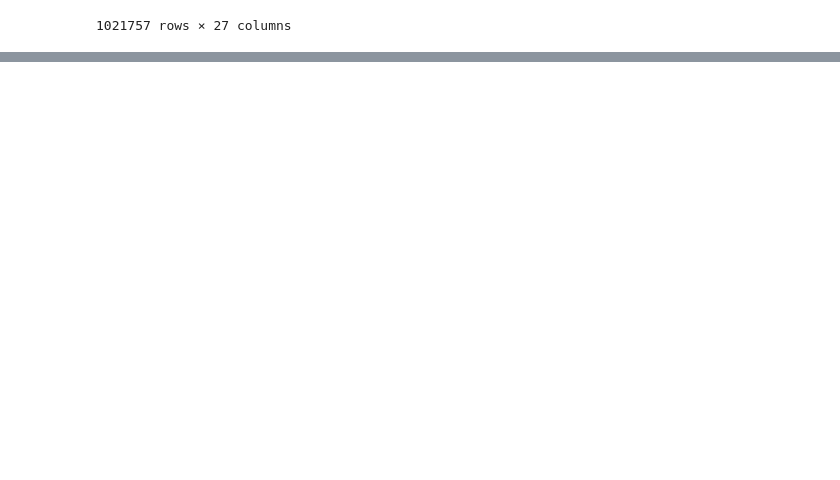
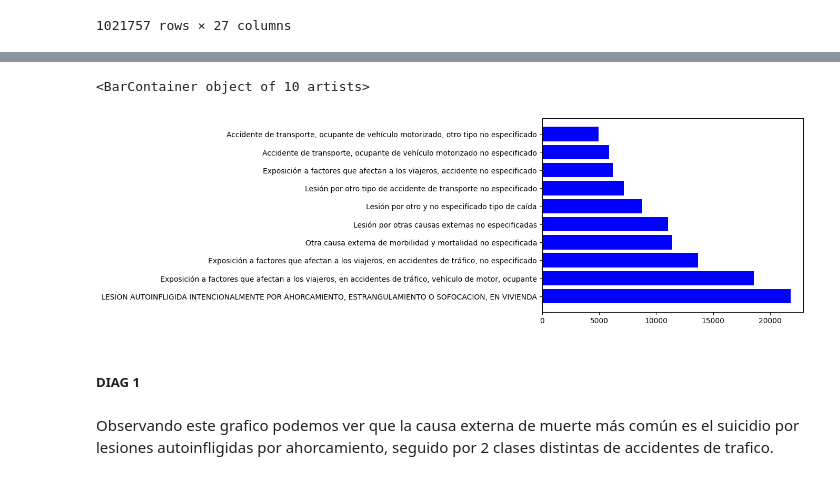
Before and after one commit to siwikiwi/ATDC--imt2200, a Jupyter notebook: proyecto_inicial.ipynb, the cells around one changed output, grey strips where cells are left out. Saved outputs shown, nothing was run; the diff lists cells and outputs as text; code cells hidden in the pictures; blank space fills up the shorter version.

```diff
--- a/proyecto_inicial.ipynb
+++ b/proyecto_inicial.ipynb
@@ -532,0 +298,22 @@ df_diag_2010.head(10)
+# %%
+#Esto cuenta las muertes por cada causa externa. Es para la P1
+defunciones_por_externas = defuncion_nodupli.groupby(by=["DIAG2"]).size().reset_index()
+# %%
+
+top10_defunciones_por_externas_ordenadas = defunciones_por_externas.sort_values(by=0, ascending=False).head(10)
+# %%
+enfermedades2 = {
+    "X700": "LESION AUTOINFLIGIDA INTENCIONALMENTE POR AHORCAMIENTO, ESTRANGULAMIENTO O SOFOCACION, EN VIVIENDA",
+    "V093": "Exposición a factores que afectan a los viajeros, en accidentes de tráfico, vehículo de motor, ocupante",
+    "V892": "Exposición a factores que afectan a los viajeros, en accidentes de tráfico, no especificado",
+    "9889": "Otra causa externa de morbilidad y mortalidad no especificada",
+    "X599": "Lesión por otras causas externas no especificadas",
+    "W199": "Lesión por otro y no especificado tipo de caída",
+    "W748": "Lesión por otro tipo de accidente de transporte no especificado",
+    "X709": "Exposición a factores que afectan a los viajeros, accidente no especificado",
+    "911X": "Accidente de transporte, ocupante de vehículo motorizado no especificado",
+    "X708": "Accidente de transporte, ocupante de vehículo motorizado, otro tipo no especificado"
+}
+# %%
+top10_defunciones_por_externas_ordenadas["DIAG2"] = top10_defunciones_por_externas_ordenadas["DIAG2"].replace(enfermedades2)
+top10_defunciones_por_externas_ordenadas
@@ -532,0 +332,9 @@ df_diag_2010.head(10)
+# %%
+plt.barh(top10_defunciones_por_externas_ordenadas["DIAG2"], top10_defunciones_por_externas_ordenadas[0], color="blue") #ESTE GRAICO ES LA P1
+# %% [output]
+<BarContainer object of 10 artists>
+[figure, added]
+# %% [markdown]
+##### DIAG 1
+# %% [markdown]
+Observando este grafico podemos ver que la causa externa de muerte más común es el suicidio por lesiones autoinfligidas por ahorcamiento, seguido por 2 clases distintas de accidentes de trafico.
```
Also changed, not shown: parts of 61 cells of this notebook.
